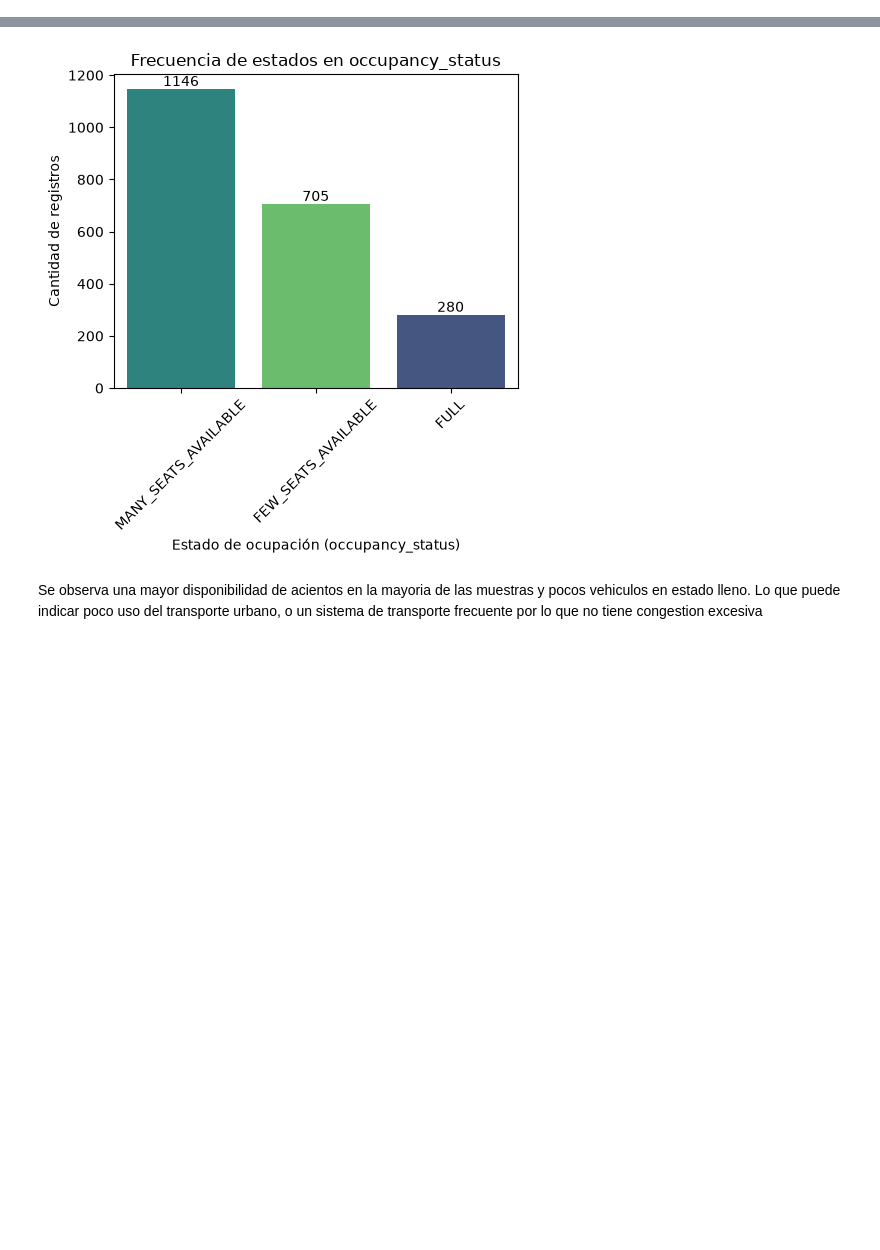
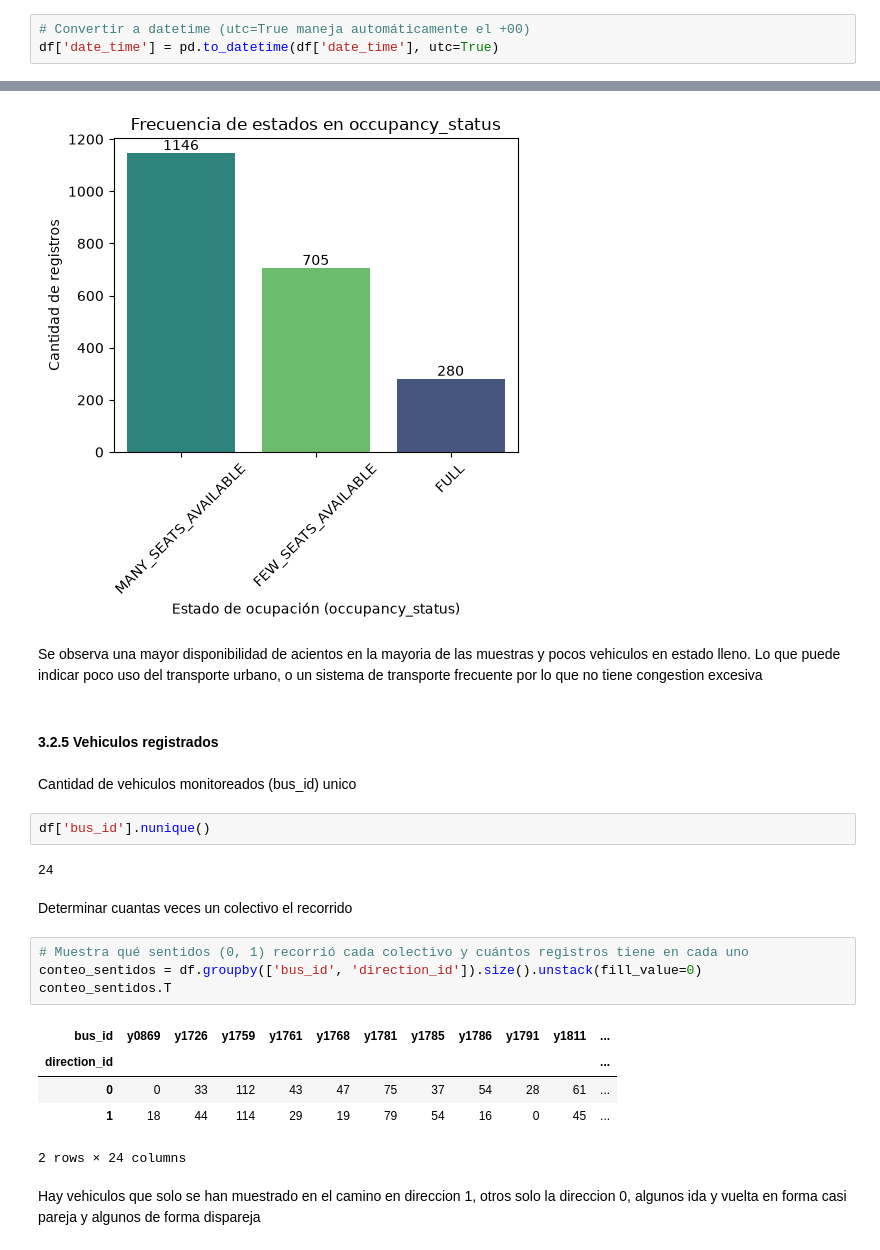
Before and after one commit to AntoBadami/bus-eta-predictor, a Jupyter notebook: notebooks/01_eda_exploratory.ipynb, the cells around one changed output, grey strips where cells are left out. Saved outputs shown, nothing was run; the diff lists cells and outputs as text; blank space fills up the shorter version.

```diff
--- a/notebooks/01_eda_exploratory.ipynb
+++ b/notebooks/01_eda_exploratory.ipynb
@@ -25,3 +28,6 @@ df = pd.read_csv('../data/sample.csv')
+# %%
+# Convertir a datetime (utc=True maneja automáticamente el +00)
+df['date_time'] = pd.to_datetime(df['date_time'], utc=True)
 # %% [markdown]
 ## 3. Análisis de Datos
 # %%
@@ -232,3 +238,25 @@ plt.show()
 [figure]
 # %% [markdown]
 Se observa una mayor disponibilidad de acientos en la mayoria de las muestras y pocos vehiculos en estado lleno. Lo que puede indicar poco uso del transporte urbano, o un sistema de transporte frecuente por lo que no tiene congestion excesiva
+# %% [markdown]
+#### 3.2.5 Vehiculos registrados
+# %% [markdown]
+Cantidad de vehiculos monitoreados (bus_id) unico
+# %%
+df['bus_id'].nunique()
+# %% [output]
+24
+# %% [markdown]
+Determinar cuantas veces un colectivo el recorrido
+# %%
+# Muestra qué sentidos (0, 1) recorrió cada colectivo y cuántos registros tiene en cada uno
+conteo_sentidos = df.groupby(['bus_id', 'direction_id']).size().unstack(fill_value=0)
+conteo_sentidos.T
+# %% [output]
+| bus_id | y0869 | y1726 | y1759 | y1761 | y1768 | y1781 | y1785 | y1786 | y1791 | y1811 | ... |
+| direction_id |  |  |  |  |  |  |  |  |  |  | ... |
+| 0 | 0 | 33 | 112 | 43 | 47 | 75 | 37 | 54 | 28 | 61 | ... |
+| 1 | 18 | 44 | 114 | 29 | 19 | 79 | 54 | 16 | 0 | 45 | ... |
+2 rows × 24 columns
+# %% [markdown]
+Hay vehiculos que solo se han muestrado en el camino en direccion 1, otros solo la direccion 0, algunos ida y vuelta en forma casi pareja y algunos de forma dispareja
```
Also changed, not shown: parts of 3 cells of this notebook.
